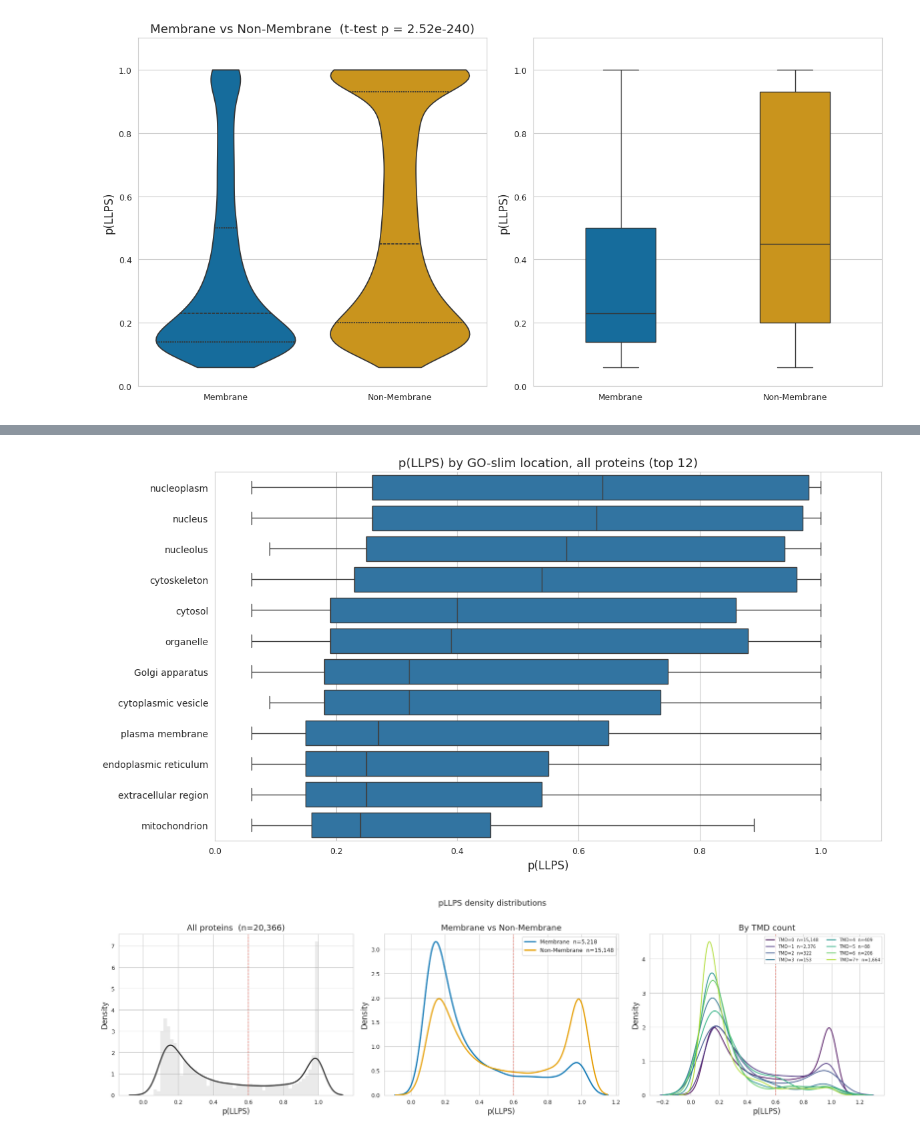
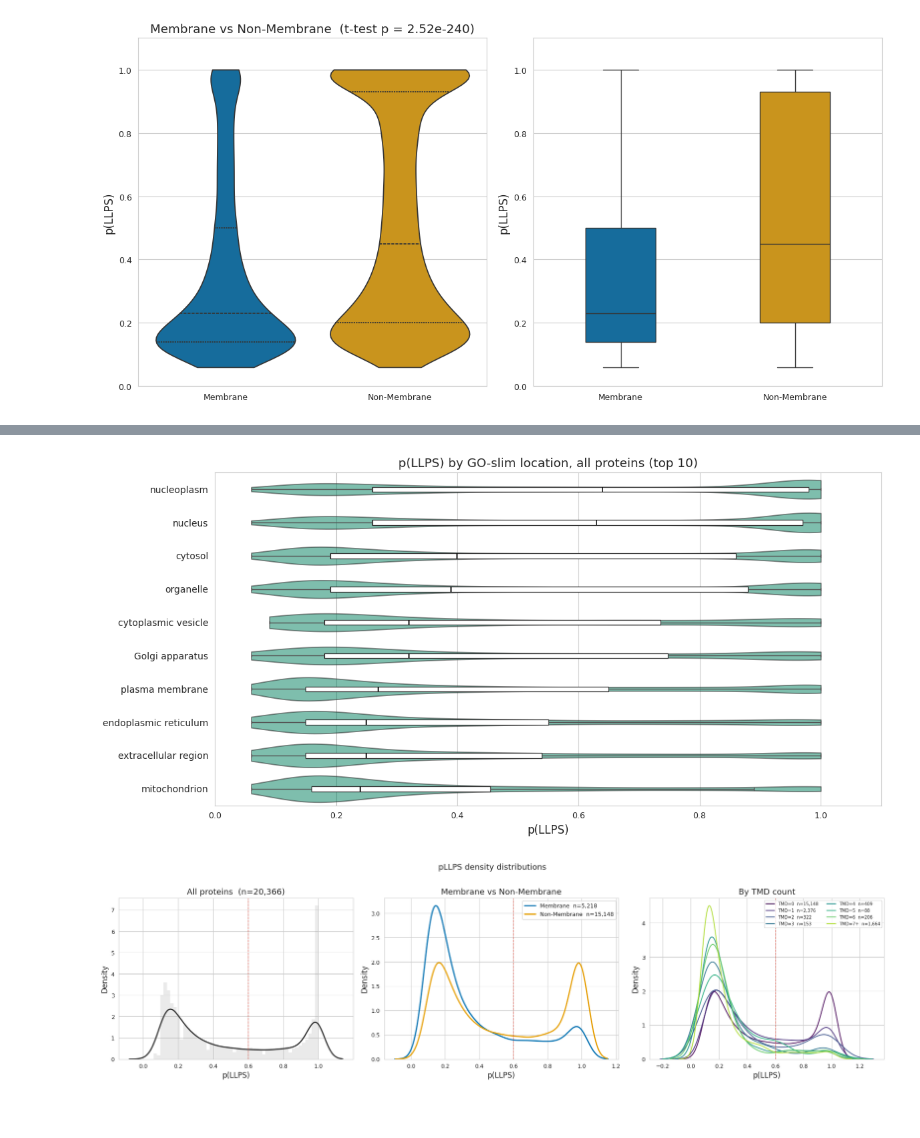
Before and after one commit to j-a-hill/mem_prot_llps, a Jupyter notebook: notebooks/02_plot.ipynb, the cells around one changed output, grey strips where cells are left out. Saved outputs shown, nothing was run; the diff lists cells and outputs as text; code cells hidden in the pictures.

```diff
--- a/notebooks/02_plot.ipynb
+++ b/notebooks/02_plot.ipynb
@@ -241,32 +138,37 @@ plt.show()
 # %%
-# Fig 4 — pLLPS by GO-slim location (explode multi-mapped proteins), all proteins (top 12 by count)
+# Fig 4 — pLLPS by GO-slim location (all proteins, top 10 by count)
 loc_long = (
     df[["p(LLPS)", "Location_Slim_Plot"]]
     .explode("Location_Slim_Plot")
     .dropna(subset=["Location_Slim_Plot"])
     .query("Location_Slim_Plot != 'Other' and Location_Slim_Plot != ''")
     .rename(columns={"Location_Slim_Plot": "Location"})
 )
 loc_long = loc_long[loc_long["Location"] != "Unannotated"]
-top_locs = loc_long["Location"].value_counts().nlargest(12).index
+top_locs = loc_long["Location"].value_counts().nlargest(10).index
 loc_long = loc_long[loc_long["Location"].isin(top_locs)]
 order_locs = (
     loc_long.groupby("Location")["p(LLPS)"]
     .median()
     .sort_values(ascending=False).index.tolist()
 )
 
 fig, ax = plt.subplots(figsize=(12, max(6, 0.42 * len(order_locs) + 1.5)))
+sns.violinplot(data=loc_long, y="Location", x="p(LLPS)", order=order_locs,
+               inner=None, cut=0, color=C["Cytosolic"], alpha=0.55, ax=ax)
 sns.boxplot(data=loc_long, y="Location", x="p(LLPS)", order=order_locs,
-            showfliers=False, ax=ax)
+            width=0.15, showfliers=False, ax=ax,
+            boxprops={"facecolor": "white", "edgecolor": "#333333", "linewidth": 0.9},
+            whiskerprops={"color": "#555555"}, capprops={"color": "#555555"},
+            medianprops={"color": "#111111", "linewidth": 1.2})
 ax.set(xlim=(0, 1.1), xlabel="p(LLPS)", ylabel="",
-       title="p(LLPS) by GO-slim location, all proteins (top 12)")
+       title="p(LLPS) by GO-slim location, all proteins (top 10)")
 ax.tick_params(axis="y", labelsize=10)
 plt.tight_layout()
 plt.savefig(FIG_DIR / "fig4_by_location.png", dpi=300, bbox_inches="tight")
 plt.show()
 # %% [output]
-[figure, old version]
+[figure, new version]
 # %%
 # Fig 5 — KDE: all proteins / membrane vs non-membrane / by TMD count
 fig, axes = plt.subplots(1, 3, figsize=(18, 5))
```
Also changed, not shown: parts of 8 cells of this notebook, 1 other file.
